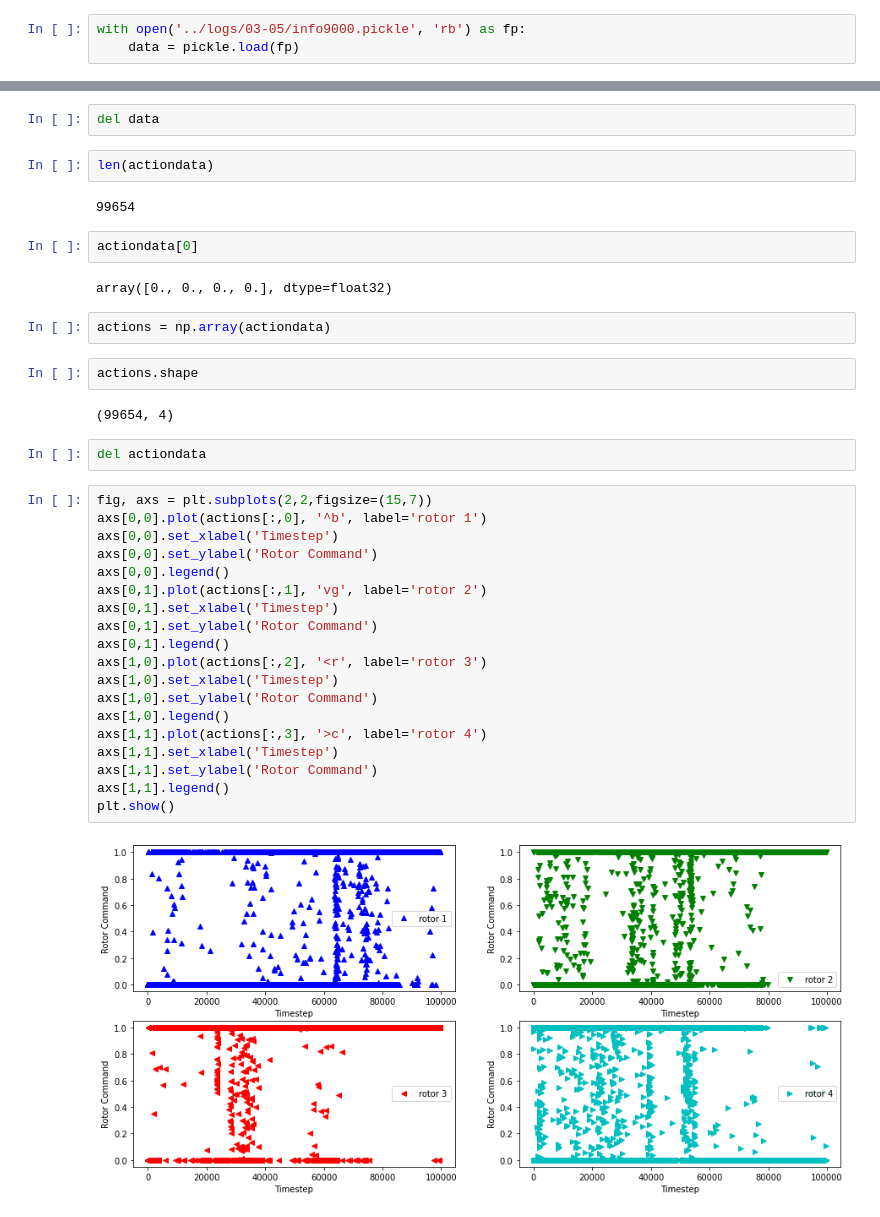
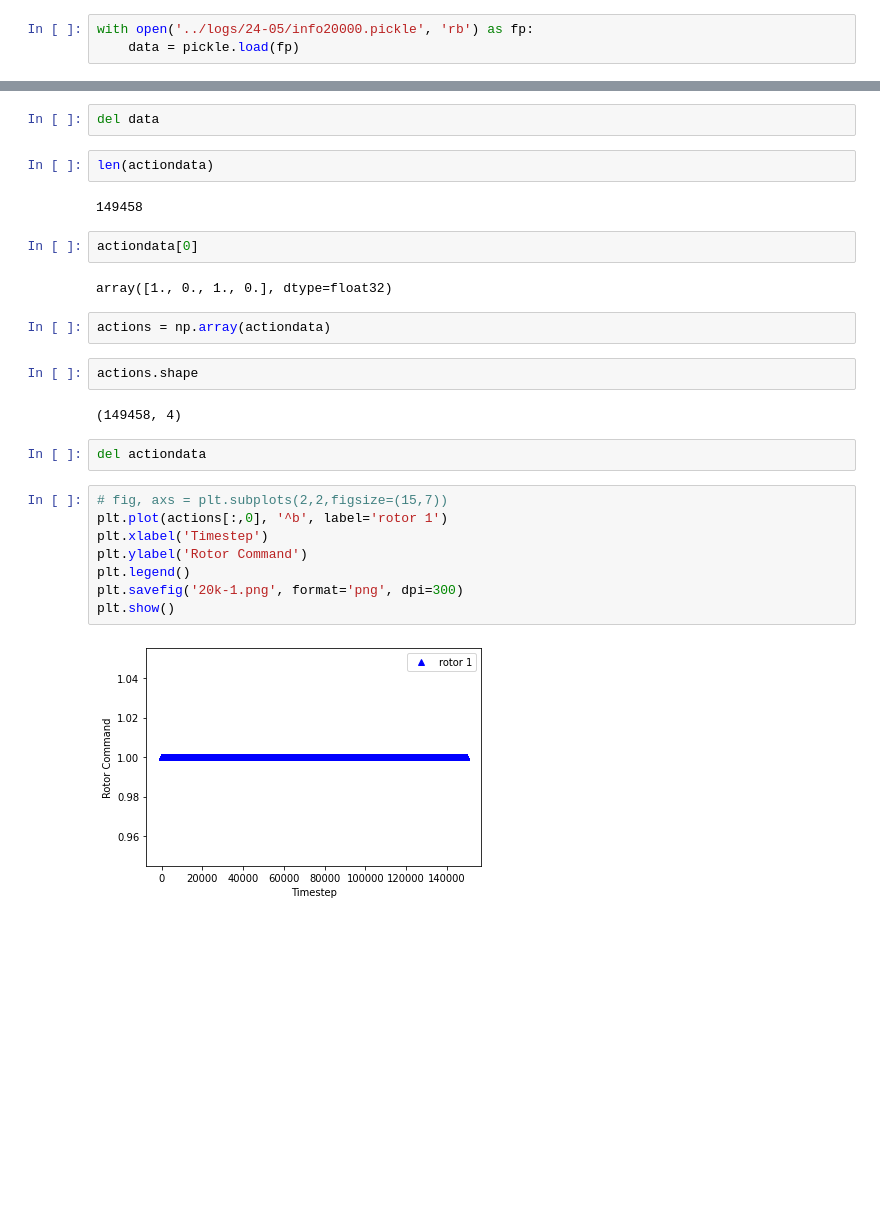
Before and after one commit to odegnome/dcode, a Jupyter notebook: scripts/DebugActions.ipynb, the cells around one changed output, grey strips where cells are left out. Cells and saved outputs as stored; diff of their text form; blank space fills up the shorter version.

```diff
--- a/scripts/DebugActions.ipynb
+++ b/scripts/DebugActions.ipynb
@@ -3,7 +3,7 @@ import numpy as np
 import matplotlib.pyplot as plt
 import pickle
 # %%
-with open('../logs/03-05/info9000.pickle', 'rb') as fp:
+with open('../logs/24-05/info20000.pickle', 'rb') as fp:
     data = pickle.load(fp)
 # %%
 actiondata = data['actions']
@@ -12,37 +12,26 @@ del data
 # %%
 len(actiondata)
 # %% [output]
-99654
+149458
 # %%
 actiondata[0]
 # %% [output]
-array([0., 0., 0., 0.], dtype=float32)
+array([1., 0., 1., 0.], dtype=float32)
 # %%
 actions = np.array(actiondata)
 # %%
 actions.shape
 # %% [output]
-(99654, 4)
+(149458, 4)
 # %%
 del actiondata
 # %%
-fig, axs = plt.subplots(2,2,figsize=(15,7))
-axs[0,0].plot(actions[:,0], '^b', label='rotor 1')
-axs[0,0].set_xlabel('Timestep')
-axs[0,0].set_ylabel('Rotor Command')
-axs[0,0].legend()
-axs[0,1].plot(actions[:,1], 'vg', label='rotor 2')
-axs[0,1].set_xlabel('Timestep')
-axs[0,1].set_ylabel('Rotor Command')
-axs[0,1].legend()
-axs[1,0].plot(actions[:,2], '<r', label='rotor 3')
-axs[1,0].set_xlabel('Timestep')
-axs[1,0].set_ylabel('Rotor Command')
-axs[1,0].legend()
-axs[1,1].plot(actions[:,3], '>c', label='rotor 4')
-axs[1,1].set_xlabel('Timestep')
-axs[1,1].set_ylabel('Rotor Command')
-axs[1,1].legend()
+# fig, axs = plt.subplots(2,2,figsize=(15,7))
+plt.plot(actions[:,0], '^b', label='rotor 1')
+plt.xlabel('Timestep')
+plt.ylabel('Rotor Command')
+plt.legend()
+plt.savefig('20k-1.png', format='png', dpi=300)
 plt.show()
 # %% [output]
-[figure, old version]
+[figure, new version]
```
Also changed, not shown: parts of 4 cells of this notebook, 14 other files.
